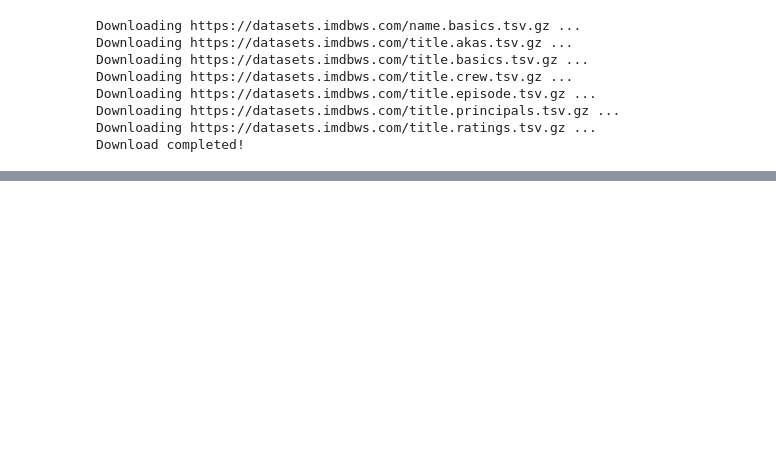
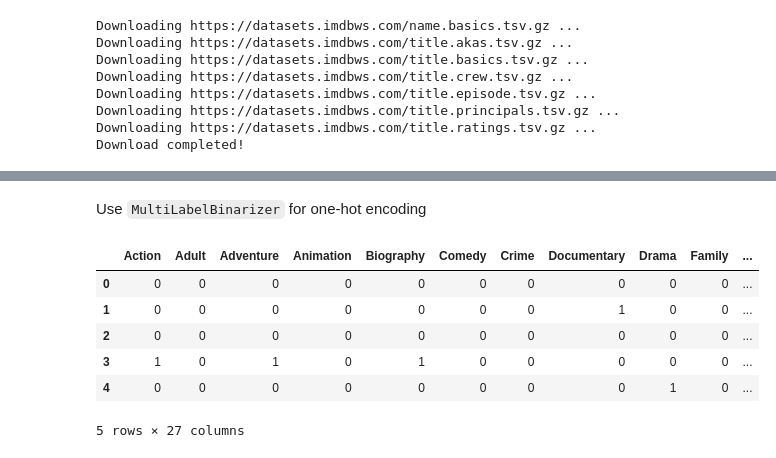
Before and after one commit to jyok117/imdb-movie-rating-prediction, a Jupyter notebook: imdb_movie_rating_prediction.ipynb, the cells around one changed output, grey strips where cells are left out. Cells and saved outputs as stored; diff of their text form; code cells hidden in the pictures; blank space fills up the shorter version.

Commit message:
Add Data Preprocessing steps

```diff
--- a/imdb_movie_rating_prediction.ipynb
+++ b/imdb_movie_rating_prediction.ipynb
@@ -47,0 +193,2 @@ Download completed!
+# %%
+movies = movies.drop(columns='endYear')
@@ -47,0 +208,3 @@ Download completed!
+# %%
+movies['runtimeMinutes'] = pd.to_numeric(movies['runtimeMinutes'], errors='coerce')
+movies['runtimeMinutes'] = movies['runtimeMinutes'].fillna(movies['runtimeMinutes'].median())
@@ -47,0 +222,2 @@ Download completed!
+# %%
+movies['genres'] = movies['genres'].fillna('Unknown')
@@ -47,0 +244,3 @@ Download completed!
+# %%
+# Split the genres string into a list of strings
+movies['genres'] = movies['genres'].apply(lambda x: x.split(","))
@@ -47,0 +256,22 @@ Download completed!
+# %% [markdown]
+Use `MultiLabelBinarizer` for one-hot encoding
+# %%
+from sklearn.preprocessing import MultiLabelBinarizer
+
+mlb = MultiLabelBinarizer()
+
+# One-hot encoding of genres
+one_hot_genres = mlb.fit_transform(movies['genres'])
+
+# Convert this array into a DataFrame
+one_hot_genres_df = pd.DataFrame(one_hot_genres, columns=mlb.classes_)
+
+one_hot_genres_df.head()
+# %% [output]
+|  | Action | Adult | Adventure | Animation | Biography | Comedy | Crime | Documentary | Drama | Family | ... |
+| 0 | 0 | 0 | 0 | 0 | 0 | 0 | 0 | 0 | 0 | 0 | ... |
+| 1 | 0 | 0 | 0 | 0 | 0 | 0 | 0 | 1 | 0 | 0 | ... |
+| 2 | 0 | 0 | 0 | 0 | 0 | 0 | 0 | 0 | 0 | 0 | ... |
+| 3 | 1 | 0 | 1 | 0 | 1 | 0 | 0 | 0 | 0 | 0 | ... |
+| 4 | 0 | 0 | 0 | 0 | 0 | 0 | 0 | 0 | 1 | 0 | ... |
+5 rows × 27 columns
```
Also changed, not shown: parts of 38 cells of this notebook.
